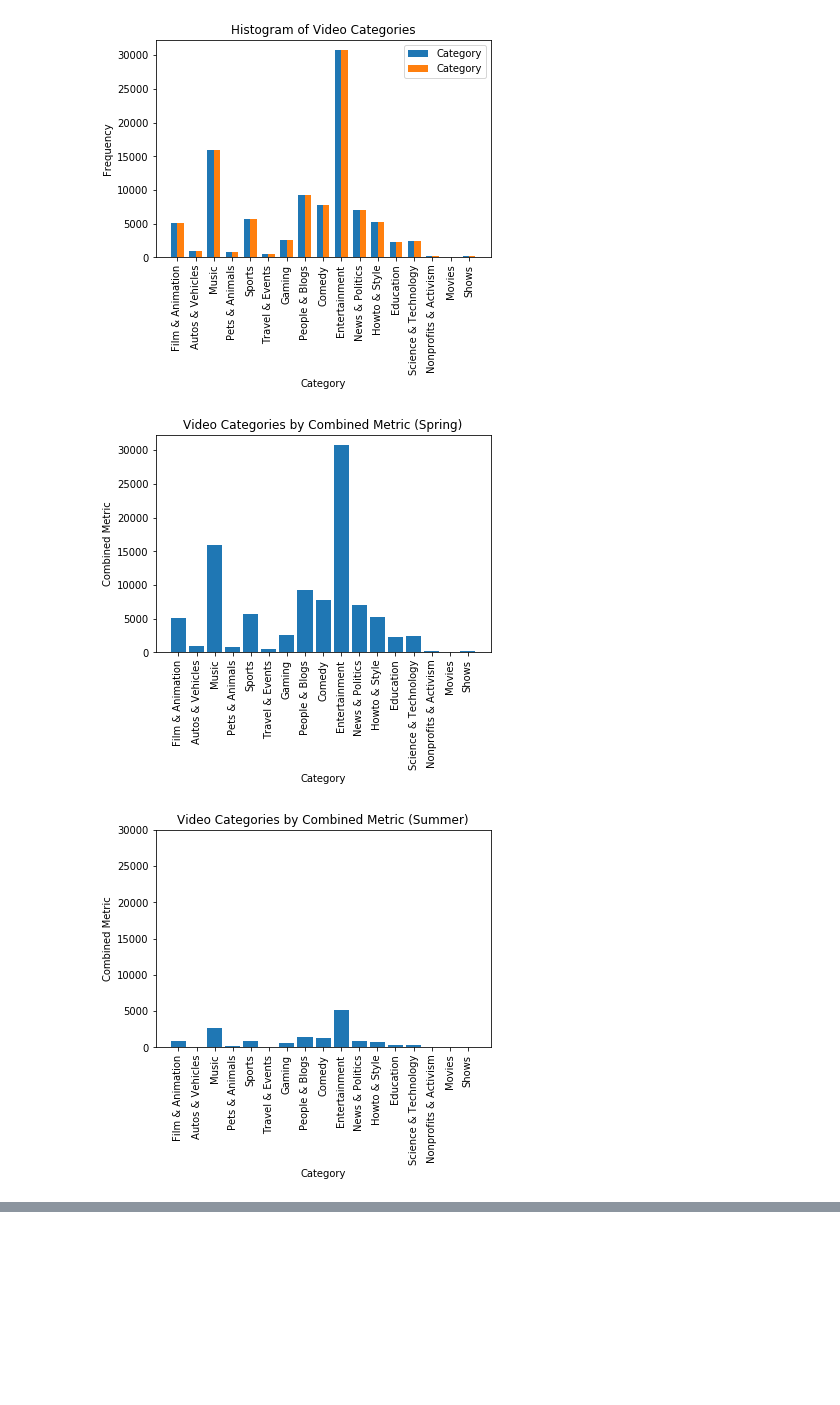
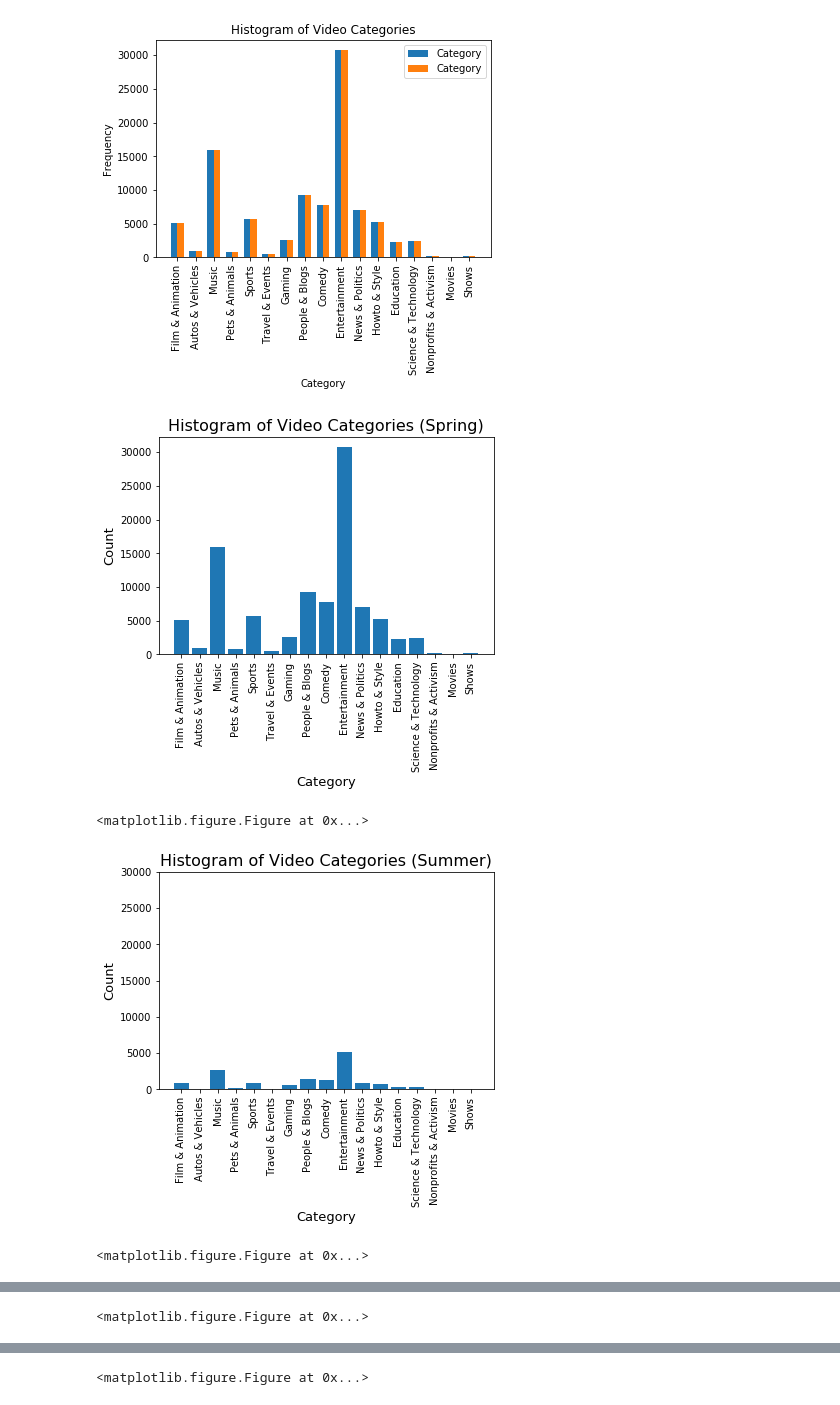
Before and after one commit to ChuckBowers/info-300-final, a Jupyter notebook: final_data_analysis.ipynb, the cells around one changed output, grey strips where cells are left out. Drawn from its saved outputs; the diff is of its cells as text; code cells hidden in the pictures; blank space fills up the shorter version.

Commit message:
Created final graphs and finished analysis

```diff
--- a/final_data_analysis.ipynb
+++ b/final_data_analysis.ipynb
@@ -484,34 +422,38 @@ plt.show()
 # %%
 # Creates a bar graph of Category by Combined Metric for a given season
 def create_bar_graph(season_df):
     # spring_top3 = get_combined_metric_topN(spring, 3)
     # spring_top3
     season = season_df.iloc[0]['season'].capitalize()
     category_groups = season_df.groupby('category_id').groups
     for item in category_groups:
         category_groups[item] = len(category_groups[item])
 
     cat_names = [category_name(x) for x in category_groups]
     values = list(category_groups.values())
 
     fig, ax = plt.subplots()
     x_axis = np.arange(len(category_groups)) * 1.2
     width = 1
 
     rects = ax.bar(x_axis, values, width, label='Category')
 
-    ax.set_ylabel('Combined Metric')
-    ax.set_xlabel('Category')
-    ax.set_title('Video Categories by Combined Metric (' + season + ')')
+    ax.set_ylabel('Count', fontsize=13)
+    ax.set_xlabel('Category', fontsize=13)
+    ax.set_title('Histogram of Video Categories (' + season + ')', fontsize=16)
+    ax.set_title
     ax.set_yticks([0, 5000, 10000, 15000, 20000, 25000, 30000])
     ax.set_xticks(x_axis)
     ax.set_xticklabels(cat_names)
     # plt.xticks(x_axis, cat_names)  # does the same thing as the above 2 lines
     plt.xticks(rotation='vertical')
+    plt.figure(figsize=(17, 17))
     plt.show()
 
 for season_df in season_dfs:
     create_bar_graph(season_df)
 # %% [output]
-[figure, old version]
+[figure, new version]
+<matplotlib.figure.Figure at 0x...>
-[figure, old version]
+[figure, new version]
+<matplotlib.figure.Figure at 0x...>
@@ -518,0 +461 @@ for season_df in season_dfs:
+<matplotlib.figure.Figure at 0x...>
@@ -519,0 +463 @@ for season_df in season_dfs:
+<matplotlib.figure.Figure at 0x...>
```
Also changed, not shown: parts of 14 cells of this notebook.
